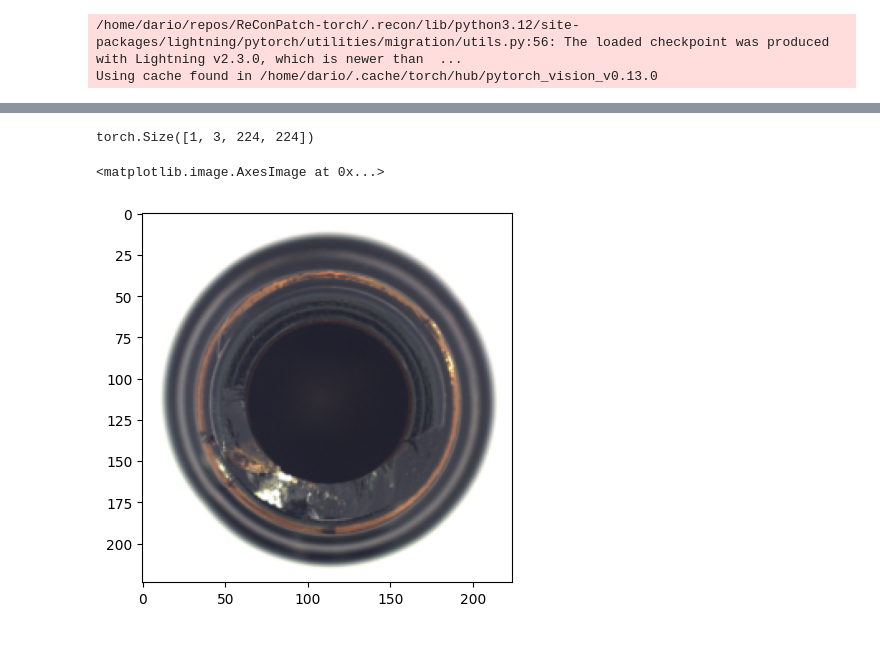
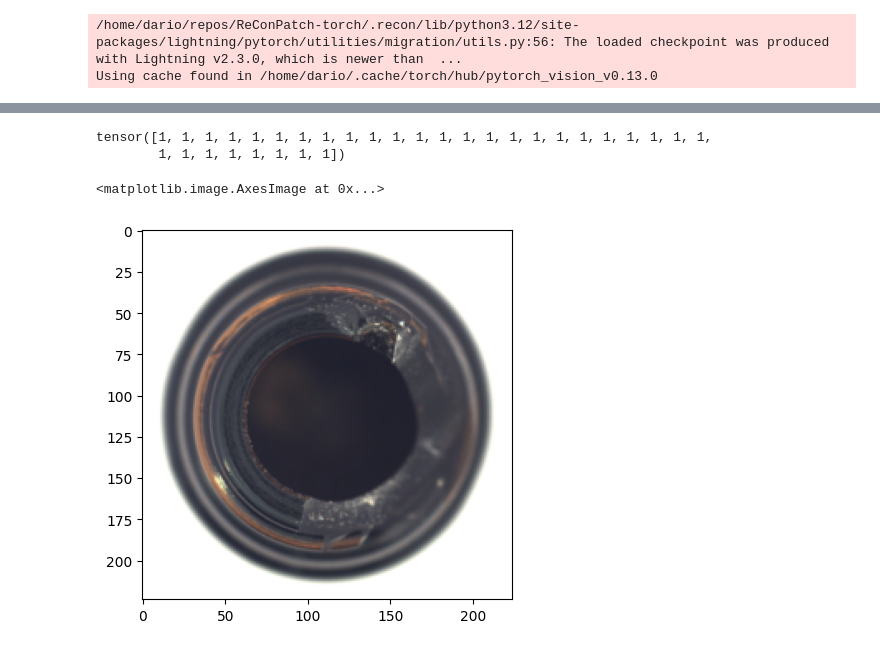
Before and after one commit to dario-loi/ReConPatch-torch, a Jupyter notebook: ReConPatch.ipynb, the cells around one changed output, grey strips where cells are left out. Drawn from its saved outputs; the diff is of its cells as text; code cells hidden in the pictures.

```diff
--- a/ReConPatch.ipynb
+++ b/ReConPatch.ipynb
@@ -987,10 +981,13 @@ defective = x[0].unsqueeze(0)
-# %%
-defective.shape
-# %% [output]
-torch.Size([1, 3, 224, 224])
+# %%
+y  # check the label
+# %% [output]
+tensor([1, 1, 1, 1, 1, 1, 1, 1, 1, 1, 1, 1, 1, 1, 1, 1, 1, 1, 1, 1, 1, 1, 1, 1,
+        1, 1, 1, 1, 1, 1, 1, 1])
+# %%
+defective = x[31]  # pick a defective image (manually)
 # %%
 # show
-plt.imshow(defective[0].permute(1, 2, 0).cpu().numpy())
+plt.imshow(defective.permute(1, 2, 0).cpu().numpy())
 # %% [output]
 <matplotlib.image.AxesImage at 0x...>
-[figure, old version]
+[figure, new version]
```
Also changed, not shown: parts of 28 cells of this notebook.
